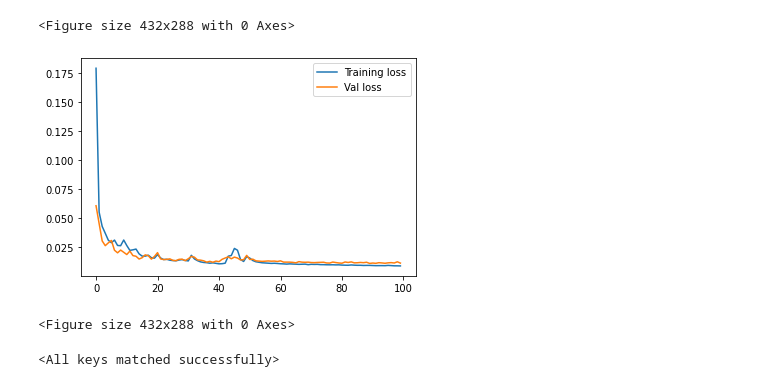
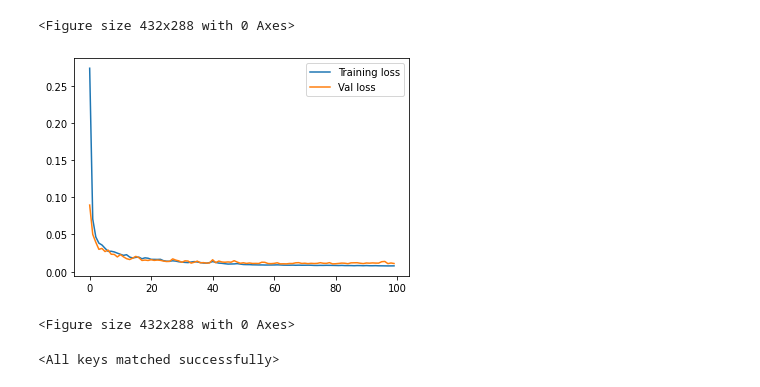
Before and after one commit to joewong00/3D-CNN-Segmentation, a Jupyter notebook: test.ipynb, the cells around one changed output. Drawn from its saved outputs; the diff is of its cells as text; code cells hidden in the pictures.

```diff
--- a/test.ipynb
+++ b/test.ipynb
@@ -9,12 +9,12 @@ import torchvision.transforms as T
 import nibabel as nib
 import numpy as np
 # %%
-plotloss('output/train17.out')
+plotloss('output/train16.out')
 plt.figure()
 # plotaccuracy('output/train6.out')
 # %% [output]
 <Figure size 432x288 with 0 Axes>
-[figure, old version]
+[figure, new version]
 <Figure size 432x288 with 0 Axes>
 # %%
 device = torch.device('cpu')
```
Also changed, not shown: parts of 12 cells of this notebook, 30 other files.
